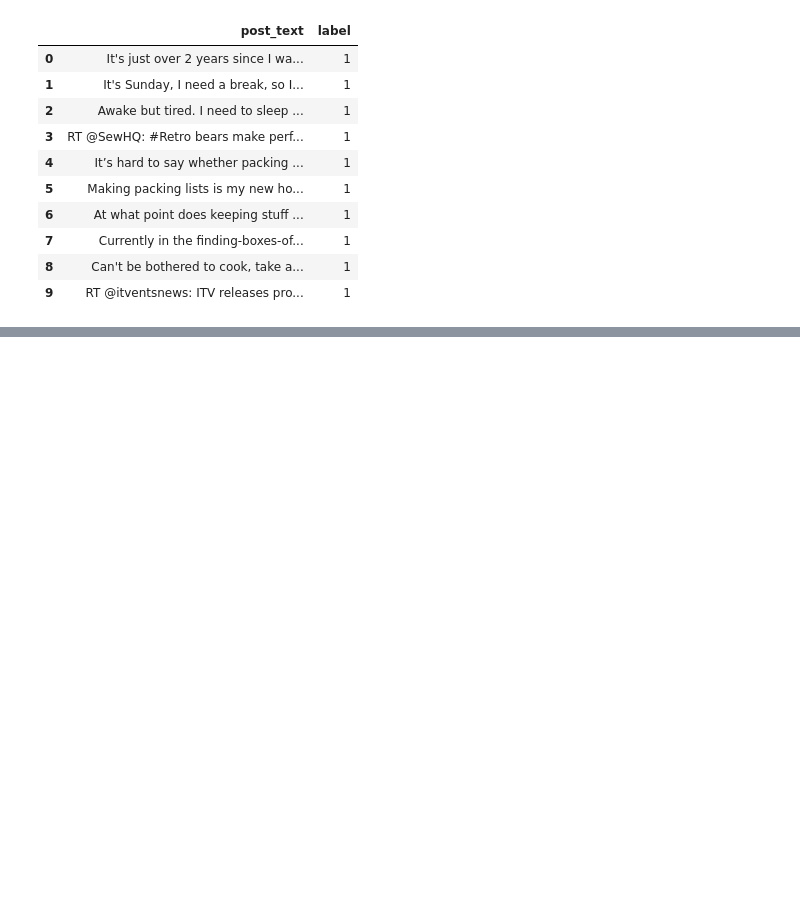
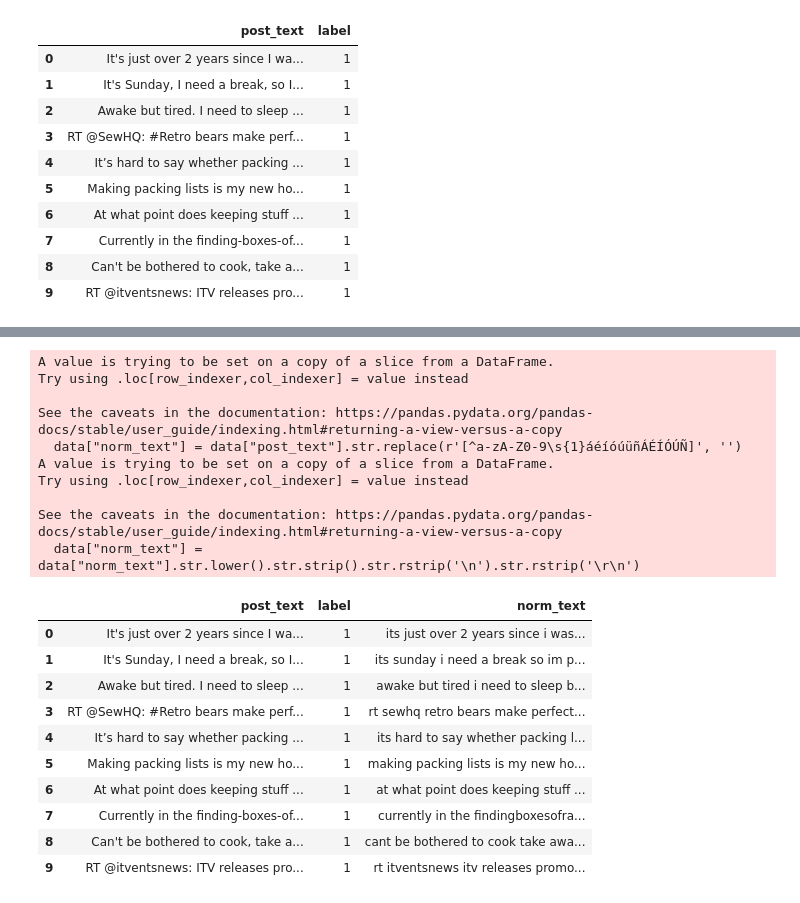
Before and after one commit to H0CHM31573R/SL2-Proyecto, a Jupyter notebook: Tweets/Experimentacion.ipynb, the cells around one changed output, grey strips where cells are left out. Cells and saved outputs as stored; diff of their text form; code cells hidden in the pictures; blank space fills up the shorter version.

```diff
--- a/Tweets/Experimentacion.ipynb
+++ b/Tweets/Experimentacion.ipynb
@@ -41,0 +48,26 @@ data.head(10)
+# %%
+data["norm_text"] = data["post_text"].str.replace(r'[^a-zA-Z0-9\s{1}áéíóúüñÁÉÍÓÚÑ]', '')
+data["norm_text"] = data["norm_text"].str.lower().str.strip().str.rstrip('\n').str.rstrip('\r\n')
+data.head(10)
+# %% [output]
+A value is trying to be set on a copy of a slice from a DataFrame.
+Try using .loc[row_indexer,col_indexer] = value instead
+
+See the caveats in the documentation: https://pandas.pydata.org/pandas-docs/stable/user_guide/indexing.html#returning-a-view-versus-a-copy
+  data["norm_text"] = data["post_text"].str.replace(r'[^a-zA-Z0-9\s{1}áéíóúüñÁÉÍÓÚÑ]', '')
+A value is trying to be set on a copy of a slice from a DataFrame.
+Try using .loc[row_indexer,col_indexer] = value instead
+
+See the caveats in the documentation: https://pandas.pydata.org/pandas-docs/stable/user_guide/indexing.html#returning-a-view-versus-a-copy
+  data["norm_text"] = data["norm_text"].str.lower().str.strip().str.rstrip('\n').str.rstrip('\r\n')
+|  | post_text | label | norm_text |
+| 0 | It's just over 2 years since I wa... | 1 | its just over 2 years since i was... |
+| 1 | It's Sunday, I need a break, so I... | 1 | its sunday i need a break so im p... |
+| 2 | Awake but tired. I need to sleep ... | 1 | awake but tired i need to sleep b... |
+| 3 | RT @SewHQ: #Retro bears make perf... | 1 | rt sewhq retro bears make perfect... |
+| 4 | It’s hard to say whether packing ... | 1 | its hard to say whether packing l... |
+| 5 | Making packing lists is my new ho... | 1 | making packing lists is my new ho... |
+| 6 | At what point does keeping stuff ... | 1 | at what point does keeping stuff ... |
+| 7 | Currently in the finding-boxes-of... | 1 | currently in the findingboxesofra... |
+| 8 | Can't be bothered to cook, take a... | 1 | cant be bothered to cook take awa... |
+| 9 | RT @itventsnews: ITV releases pro... | 1 | rt itventsnews itv releases promo... |
```
Also changed, not shown: parts of 29 cells of this notebook, 1 other file.
